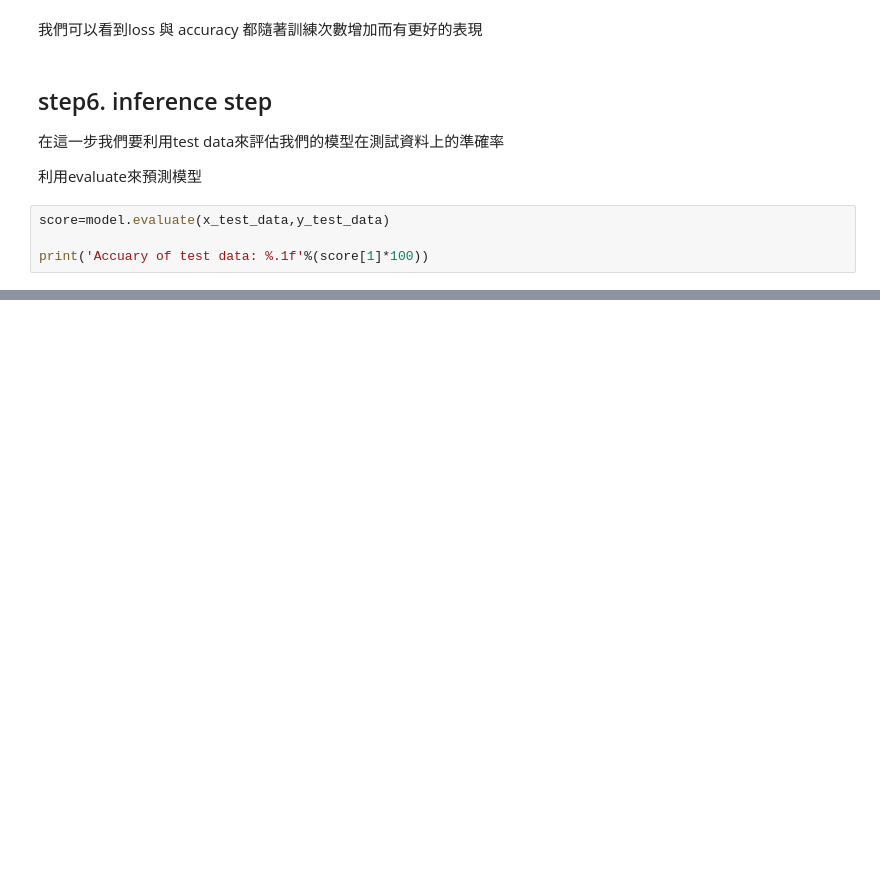
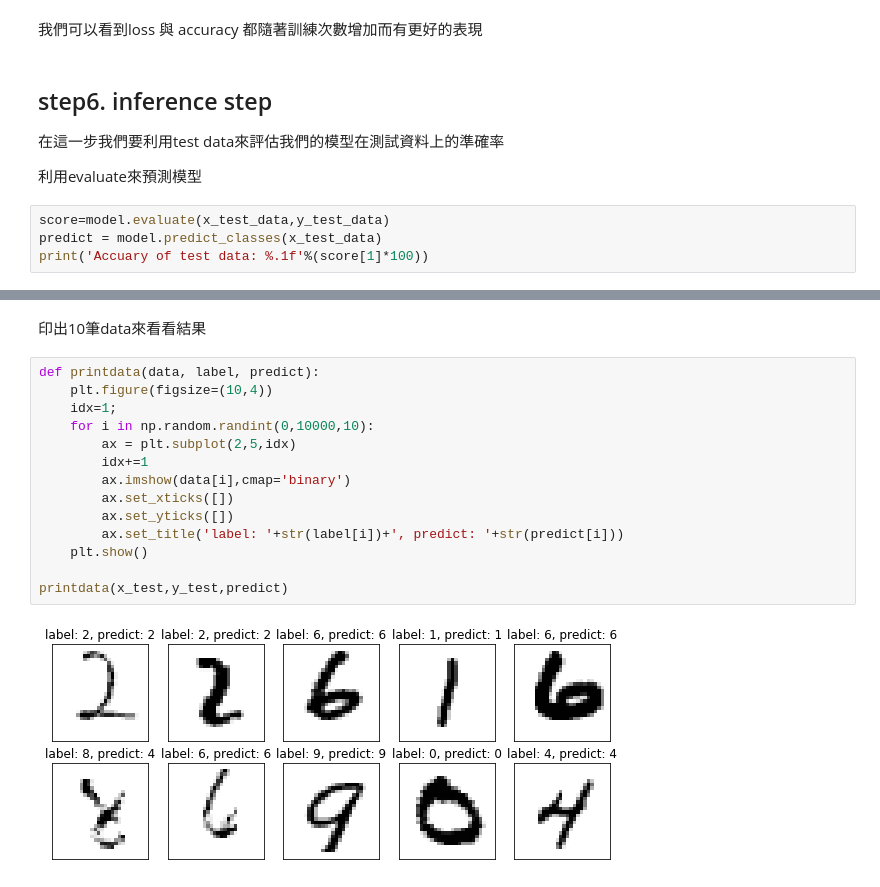
Before and after one commit to Leolewis5/Machine_Learning, a Jupyter notebook: Keras/1. MNIST_MLP.ipynb, the cells around one changed output, grey strips where cells are left out. Drawn from its saved outputs; the diff is of its cells as text; blank space fills up the shorter version.

```diff
--- a/Keras/1. MNIST_MLP.ipynb
+++ b/Keras/1. MNIST_MLP.ipynb
@@ -159,6 +161,6 @@ plot_train_result(train_history,'loss','val_loss')
 利用evaluate來預測模型
 # %%
 score=model.evaluate(x_test_data,y_test_data)
-
+predict = model.predict_classes(x_test_data)
 print('Accuary of test data: %.1f'%(score[1]*100))
 # %% [output]
@@ -166 +168,19 @@ print('Accuary of test data: %.1f'%(score[1]*100))
 Accuary of test data: 97.3
+# %% [markdown]
+印出10筆data來看看結果
+# %%
+def printdata(data, label, predict):
+    plt.figure(figsize=(10,4))
+    idx=1;
+    for i in np.random.randint(0,10000,10):
+        ax = plt.subplot(2,5,idx)
+        idx+=1
+        ax.imshow(data[i],cmap='binary')
+        ax.set_xticks([])
+        ax.set_yticks([])
+        ax.set_title('label: '+str(label[i])+', predict: '+str(predict[i]))
+    plt.show()
+
+printdata(x_test,y_test,predict)
+# %% [output]
+[figure, added]
```
Also changed, not shown: parts of 3 cells of this notebook.
